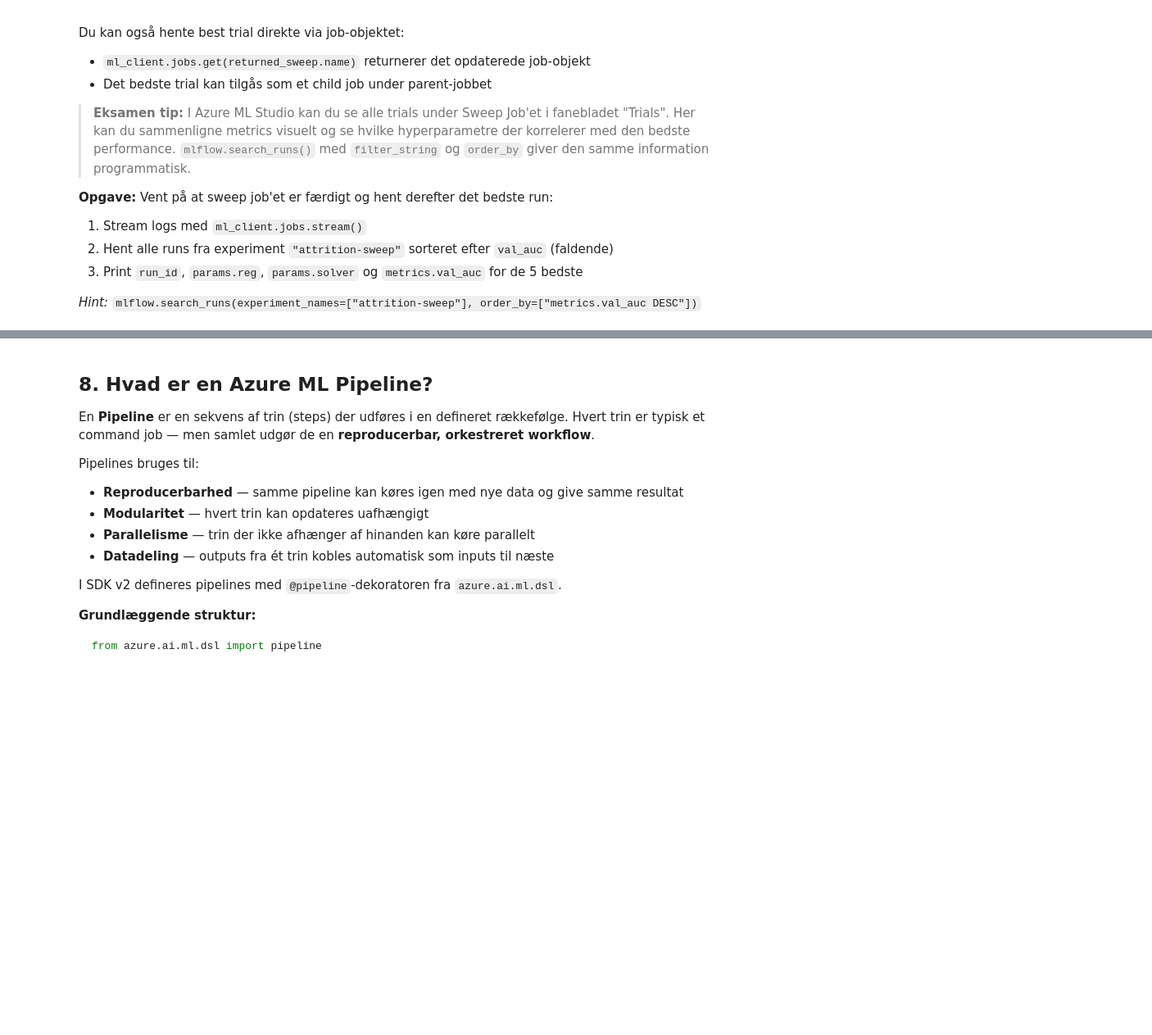
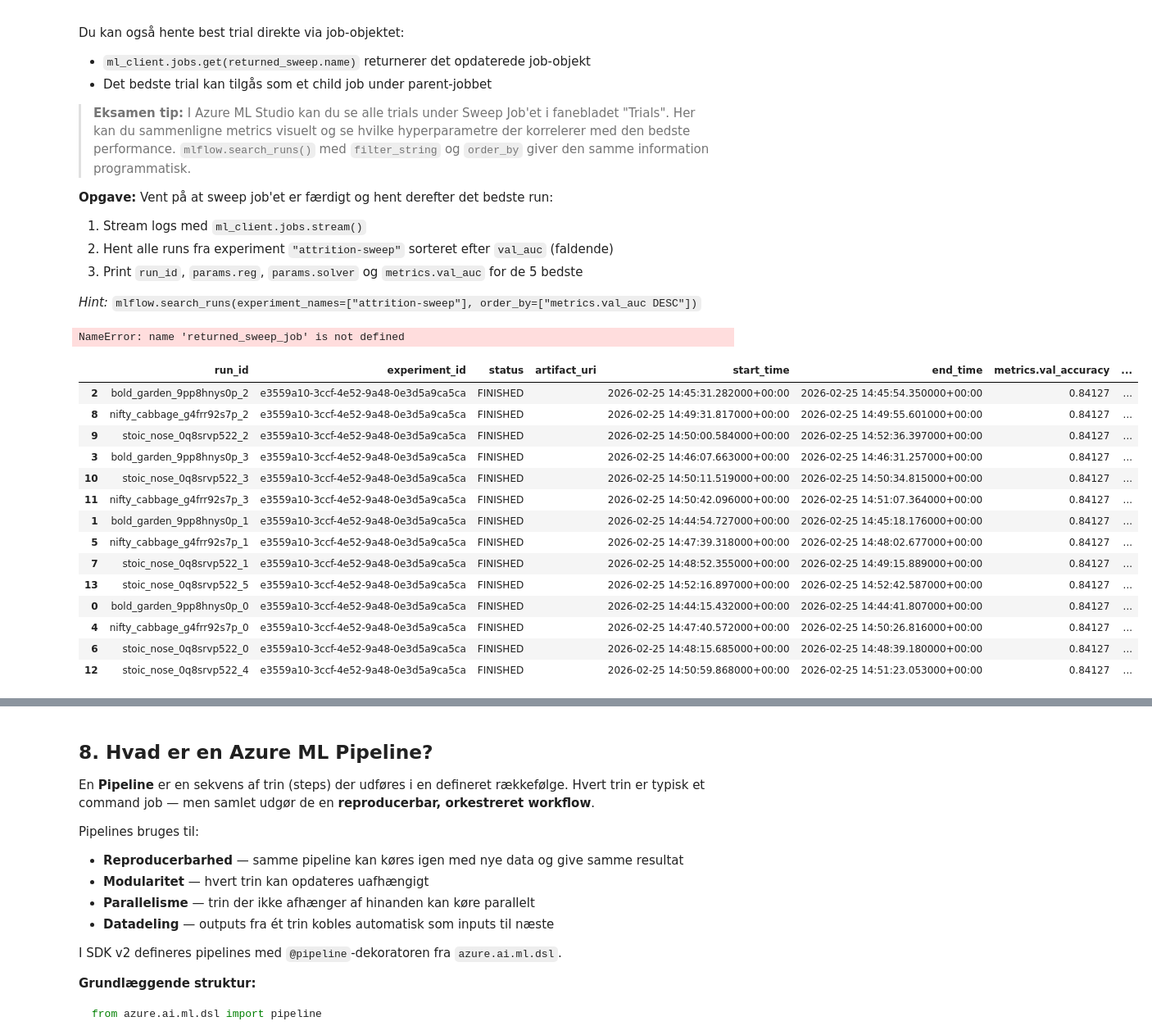
Before and after one commit to MortenGadeKnowit/DP100, a Jupyter notebook: notebooks/05.ipynb, the cells around one changed output, grey strips where cells are left out. Shown at 82% size. Drawn from its saved outputs; the diff is of its cells as text; code cells hidden in the pictures; blank space fills up the shorter version.

```diff
--- a/notebooks/05.ipynb
+++ b/notebooks/05.ipynb
@@ -326,8 +385,28 @@ tracking_uri = ml_client.workspaces.get(ml_client.workspace_name).mlflow_trackin
 mlflow.set_tracking_uri(tracking_uri)
 
 # TODO: Stream logs fra det indsendte sweep job
-# ADVARSEL: Sweep jobs kan tage 10-20 minutter
-# HINT: ml_client.jobs.stream(returned_sweep.name)
+ml_client.jobs.stream(returned_sweep_job.name)
+# %% [output]
+NameError: name 'returned_sweep_job' is not defined
+# %%
+hep = mlflow.search_runs(experiment_names=['notebooks'], filter_string="attributes.status = 'Completed' AND metrics.val_auc > 0")
+hep.sort_values(by="metrics.val_auc", ascending=False)
+# %% [output]
+|  | run_id | experiment_id | status | artifact_uri | start_time | end_time | metrics.val_accuracy | ... |
+| 2 | bold_garden_9pp8hnys0p_2 | e3559a10-3ccf-4e52-9a48-0e3d5a9ca5ca | FINISHED |  | 2026-02-25 14:45:31.282000+00:00 | 2026-02-25 14:45:54.350000+00:00 | 0.84127 | ... |
+| 8 | nifty_cabbage_g4frr92s7p_2 | e3559a10-3ccf-4e52-9a48-0e3d5a9ca5ca | FINISHED |  | 2026-02-25 14:49:31.817000+00:00 | 2026-02-25 14:49:55.601000+00:00 | 0.84127 | ... |
+| 9 | stoic_nose_0q8srvp522_2 | e3559a10-3ccf-4e52-9a48-0e3d5a9ca5ca | FINISHED |  | 2026-02-25 14:50:00.584000+00:00 | 2026-02-25 14:52:36.397000+00:00 | 0.84127 | ... |
+| 3 | bold_garden_9pp8hnys0p_3 | e3559a10-3ccf-4e52-9a48-0e3d5a9ca5ca | FINISHED |  | 2026-02-25 14:46:07.663000+00:00 | 2026-02-25 14:46:31.257000+00:00 | 0.84127 | ... |
+| 10 | stoic_nose_0q8srvp522_3 | e3559a10-3ccf-4e52-9a48-0e3d5a9ca5ca | FINISHED |  | 2026-02-25 14:50:11.519000+00:00 | 2026-02-25 14:50:34.815000+00:00 | 0.84127 | ... |
+| 11 | nifty_cabbage_g4frr92s7p_3 | e3559a10-3ccf-4e52-9a48-0e3d5a9ca5ca | FINISHED |  | 2026-02-25 14:50:42.096000+00:00 | 2026-02-25 14:51:07.364000+00:00 | 0.84127 | ... |
+| 1 | bold_garden_9pp8hnys0p_1 | e3559a10-3ccf-4e52-9a48-0e3d5a9ca5ca | FINISHED |  | 2026-02-25 14:44:54.727000+00:00 | 2026-02-25 14:45:18.176000+00:00 | 0.84127 | ... |
+| 5 | nifty_cabbage_g4frr92s7p_1 | e3559a10-3ccf-4e52-9a48-0e3d5a9ca5ca | FINISHED |  | 2026-02-25 14:47:39.318000+00:00 | 2026-02-25 14:48:02.677000+00:00 | 0.84127 | ... |
+| 7 | stoic_nose_0q8srvp522_1 | e3559a10-3ccf-4e52-9a48-0e3d5a9ca5ca | FINISHED |  | 2026-02-25 14:48:52.355000+00:00 | 2026-02-25 14:49:15.889000+00:00 | 0.84127 | ... |
+| 13 | stoic_nose_0q8srvp522_5 | e3559a10-3ccf-4e52-9a48-0e3d5a9ca5ca | FINISHED |  | 2026-02-25 14:52:16.897000+00:00 | 2026-02-25 14:52:42.587000+00:00 | 0.84127 | ... |
+| 0 | bold_garden_9pp8hnys0p_0 | e3559a10-3ccf-4e52-9a48-0e3d5a9ca5ca | FINISHED |  | 2026-02-25 14:44:15.432000+00:00 | 2026-02-25 14:44:41.807000+00:00 | 0.84127 | ... |
+| 4 | nifty_cabbage_g4frr92s7p_0 | e3559a10-3ccf-4e52-9a48-0e3d5a9ca5ca | FINISHED |  | 2026-02-25 14:47:40.572000+00:00 | 2026-02-25 14:50:26.816000+00:00 | 0.84127 | ... |
+| 6 | stoic_nose_0q8srvp522_0 | e3559a10-3ccf-4e52-9a48-0e3d5a9ca5ca | FINISHED |  | 2026-02-25 14:48:15.685000+00:00 | 2026-02-25 14:48:39.180000+00:00 | 0.84127 | ... |
+| 12 | stoic_nose_0q8srvp522_4 | e3559a10-3ccf-4e52-9a48-0e3d5a9ca5ca | FINISHED |  | 2026-02-25 14:50:59.868000+00:00 | 2026-02-25 14:51:23.053000+00:00 | 0.84127 | ... |
 # %%
 import pandas as pd
 
```
Also changed, not shown: parts of 13 cells of this notebook, 16 other files.
